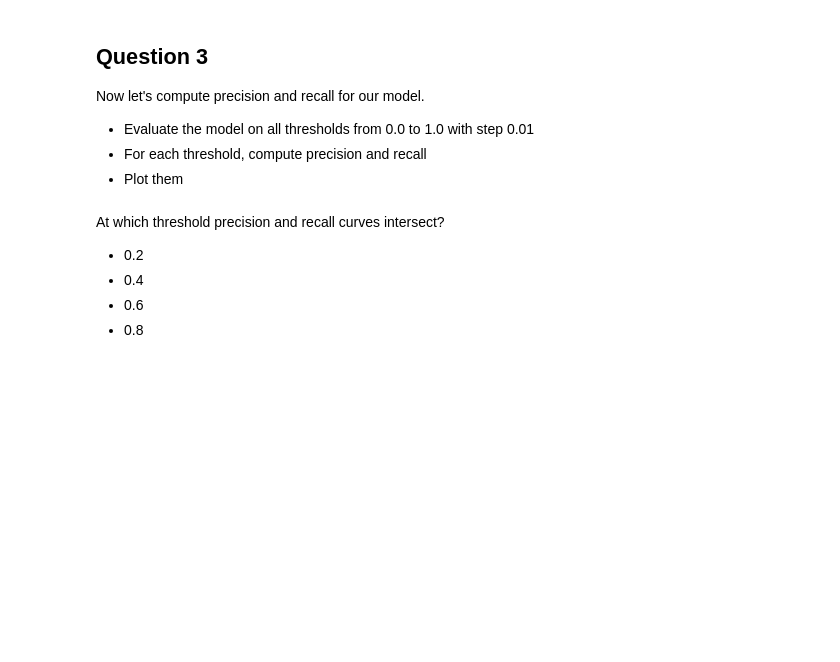
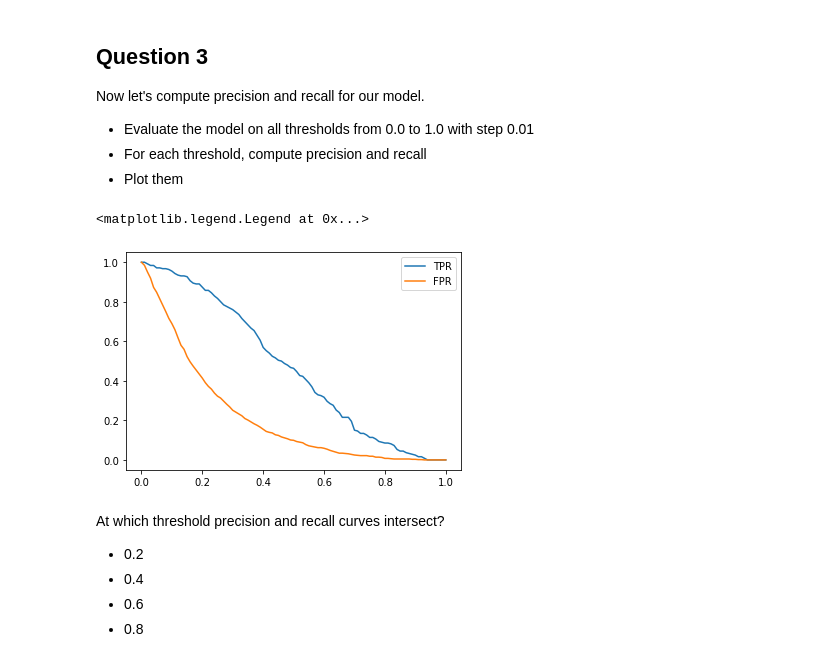
Before and after one commit to DataTalksClub/machine-learning-zoomcamp, a Jupyter notebook: course-zoomcamp/04-evaluation/homework-4-starter.ipynb, the cells around one changed output. Drawn from its saved outputs; the diff is of its cells as text; code cells hidden in the pictures; blank space fills up the shorter version.

```diff
--- a/course-zoomcamp/04-evaluation/homework-4-starter.ipynb
+++ b/course-zoomcamp/04-evaluation/homework-4-starter.ipynb
@@ -146,0 +267,4 @@ LogisticRegression(solver='liblinear', C=1.0, max_iter=1000)
+# %%
+model =  LogisticRegression(solver='liblinear', C=1.0, max_iter=1000)
+
+model.fit(X_train, y_train)
@@ -146,0 +273,2 @@ LogisticRegression(solver='liblinear', C=1.0, max_iter=1000)
+# %%
+y_pred = model.predict_proba(X_val)[:, 1]
@@ -161,6 +297,43 @@ Now let's compute precision and recall for our model.
 * Evaluate the model on all thresholds from 0.0 to 1.0 with step 0.01
 * For each threshold, compute precision and recall
 * Plot them
+# %%
+def tpr_fpr_dataframe(y_val, y_pred):
+    scores = []
+
+    thresholds = np.linspace(0, 1, 101)
+
+    for t in thresholds:
+        actual_positive = (y_val == 1)
+        actual_negative = (y_val == 0)
+
+        predict_positive = (y_pred >= t)
+        predict_negative = (y_pred < t)
+
+        tp = (predict_positive & actual_positive).sum()
+        tn = (predict_negative & actual_negative).sum()
+
+        fp = (predict_positive & actual_negative).sum()
+        fn = (predict_negative & actual_positive).sum()
+
+        scores.append((t, tp, fp, fn, tn))
+
+    columns = ['threshold', 'tp', 'fp', 'fn', 'tn']
+    df_scores = pd.DataFrame(scores, columns=columns)
+
+    df_scores['tpr'] = df_scores.tp / (df_scores.tp + df_scores.fn)
+    df_scores['fpr'] = df_scores.fp / (df_scores.fp + df_scores.tn)
+
+    return df_scores
+# %%
+df_val = tpr_fpr_dataframe(y_val, y_pred)
+# %%
+plt.plot(df_val.threshold, df_val['tpr'], label='TPR')
+plt.plot(df_val.threshold, df_val['fpr'], label='FPR')
+plt.legend()
+# %% [output]
+<matplotlib.legend.Legend at 0x...>
+[figure, added]
 # %% [markdown]
 At which threshold precision and recall curves intersect?
 
```
Also changed, not shown: parts of 33 cells of this notebook, 5 other files.
